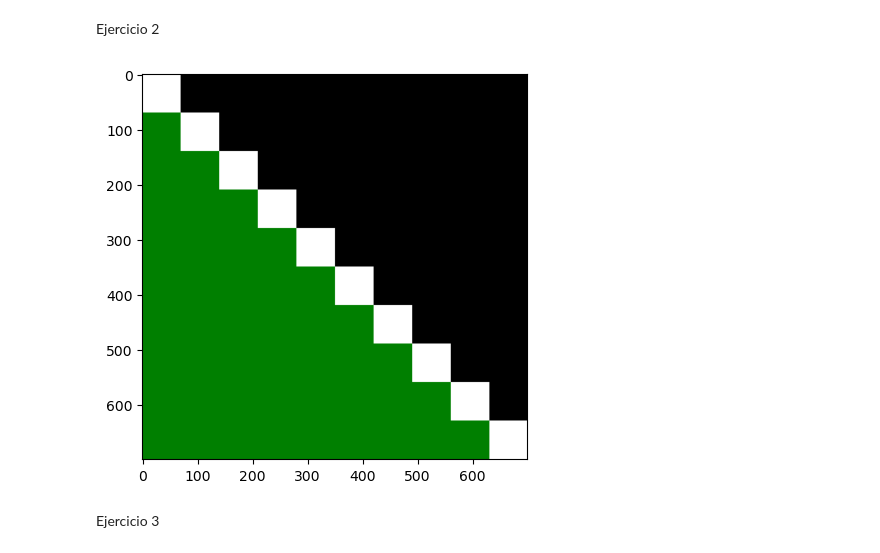
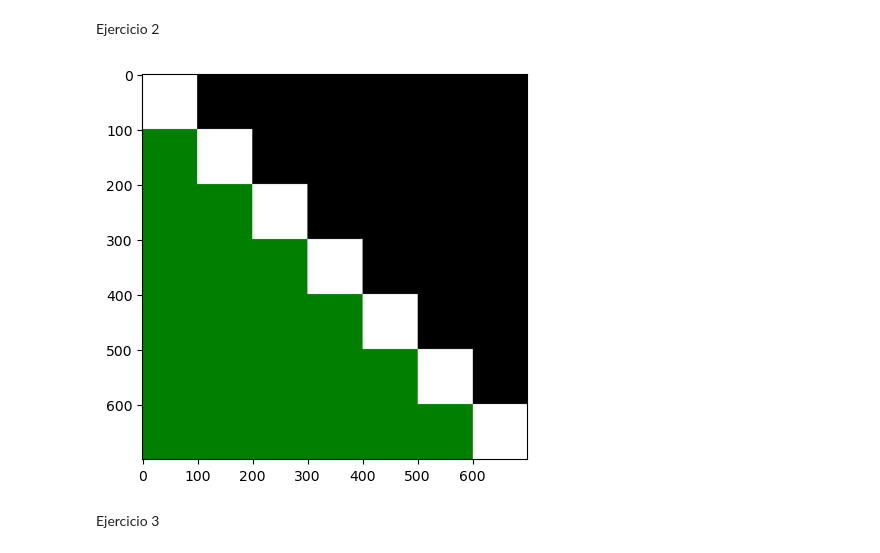
Before and after one commit to papen12/PDImages, a Jupyter notebook: primerParcial.ipynb, the cells around one changed output. Drawn from its saved outputs; the diff is of its cells as text; code cells hidden in the pictures.

```diff
--- a/primerParcial.ipynb
+++ b/primerParcial.ipynb
@@ -44,33 +44,33 @@ Ejercicio 2
 # %%
 import matplotlib.pyplot as plt
 import cv2
 import numpy as np
 
 plt.rcParams['figure.figsize']=[10,5]
 
 tamanio_img=700
 R = np.ones((tamanio_img, tamanio_img)) * 0
 G = np.ones((tamanio_img, tamanio_img)) * 0
 B = np.ones((tamanio_img, tamanio_img)) * 0
 
 imagen=np.dstack((R,G,B))
 imagen=np.array(imagen,dtype=int)
 
-for i in range(0,700,70):
-    for j in range(0, 700, 70):
-        for k in range(70):
-            for l in range(70):
+for i in range(0,700,100):
+    for j in range(0, 700, 100):
+        for k in range(100):
+            for l in range(100):
                 if(j ==i):
                     imagen[k+i,l+j] = [255, 255, 255]
-                elif (j+1<i+1): imagen[k+i,l+j] = [0, 127, 0]
+                elif (j+100<i+100): imagen[k+i,l+j] = [0, 127, 0]
                 elif (i-j==70): imagen[k+i,l+j] = [0, 0, 254]
 
 
 
 plt.figure()
 plt.imshow(imagen)
 plt.show()
 # %% [output]
-[figure, old version]
+[figure, new version]
 # %% [markdown]
 Ejercicio 3
```
Also changed, not shown: parts of 5 cells of this notebook, 1 other file.
